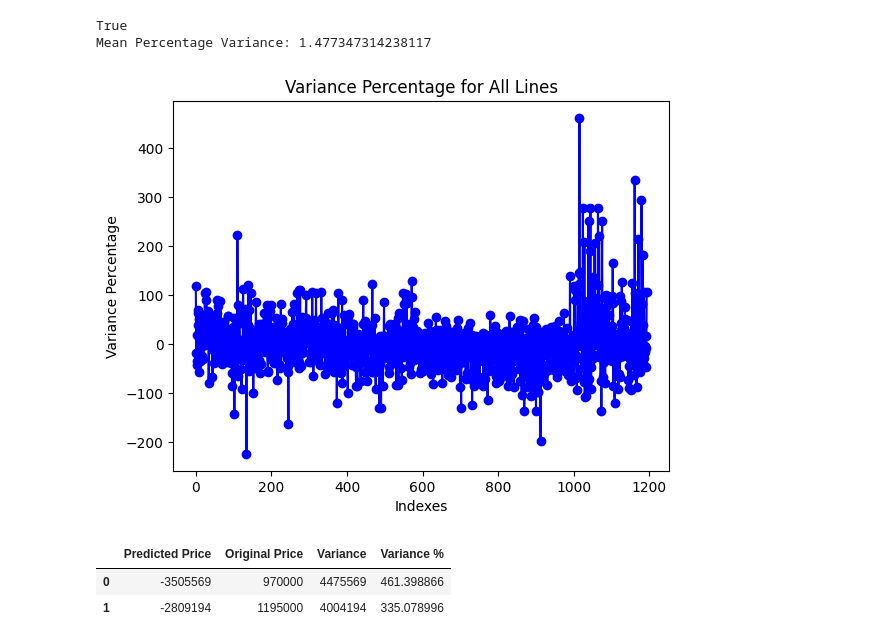
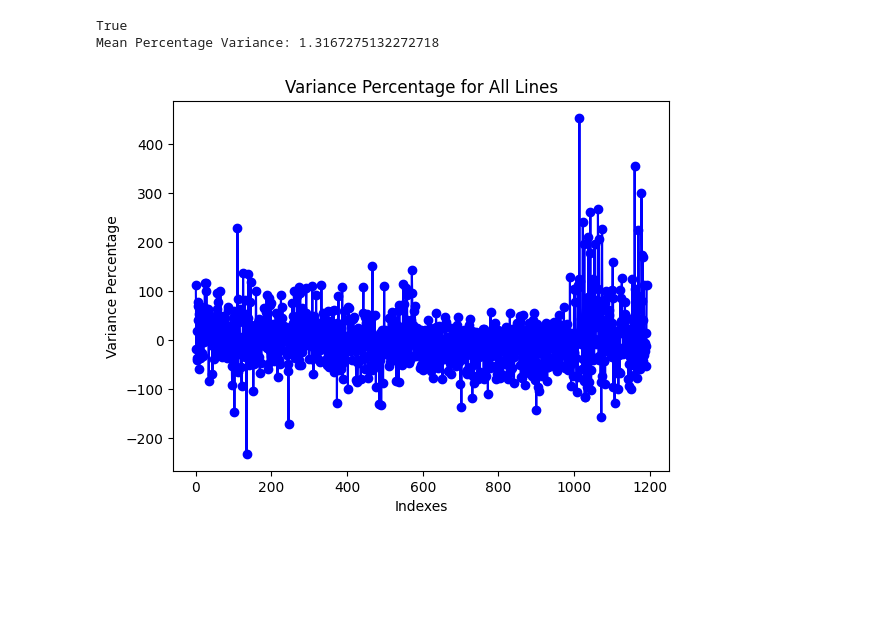
Before and after one commit to OwaisAD/PyHousr, a Jupyter notebook: linear_model_tester.ipynb, the cells around one changed output. Cells and saved outputs as stored; diff of their text form; code cells hidden in the pictures; blank space fills up the shorter version.

```diff
--- a/linear_model_tester.ipynb
+++ b/linear_model_tester.ipynb
@@ -1,9 +1,9 @@
 # %%
+import matplotlib.pyplot as plt
+from sklearn.preprocessing import StandardScaler
 import pandas as pd
-from sklearn.preprocessing import StandardScaler
 import copy
 import pickle
-import matplotlib.pyplot as plt
 
 cities = ['2800', '2820', '2830', '2840', '2850', '2900', '2920', '2930', '2942', '2950','3000','3460']
 energy_classes = ['A2020', 'A2015', 'A2010', 'B', 'C', 'D', 'E', 'F', 'G']
@@ -18,8 +18,8 @@ for city in cities:
     dataframes.append(df)
 
 combined_df = pd.concat(dataframes, ignore_index=True)
-
-
+scaler = StandardScaler()
+combined_df['Size'] = scaler.fit_transform(combined_df[['Size']])
 
 # Fjern rækker med boligtypen "Landejendom"
 combined_df = combined_df[combined_df['Type'] != 'Landejendom']
@@ -38,20 +38,14 @@ combined_df['Size'] = scaler.fit_transform(combined_df[['Size']])
 with open('linear_model.pkl', 'rb') as file:
     linear_model = pickle.load(file)
 
-# Forudsig prisen på den nye bolig
-
 predicted_prices = []
 df_results = pd.DataFrame(columns=['Predicted Price', 'Original Price', 'Variance'])
-
-print(len(combined_df)==len(original_df))
-
 
 for idx, row in combined_df.iterrows():
     linenumber = idx
 
     original_price = original_df.loc[linenumber, 'Price']
 
-    # Opret et dictionary med værdierne til de nye data
     new_data = {
         'X': combined_df.loc[linenumber, 'X'],
         'Y': combined_df.loc[linenumber, 'Y'],
@@ -84,7 +78,10 @@ for idx, row in combined_df.iterrows():
     }
 
    # Create a new DataFrame with the new data
+
     new_df = pd.DataFrame([new_data])
+    new_df['Size'] = scaler.transform(new_df[['Size']])
+
 
     # Make the prediction
     prediction = int(linear_model.predict(new_df))
@@ -104,47 +101,39 @@ for idx, row in combined_df.iterrows():
 
     predicted_prices.append(prediction)
 
-
-
 mean_variance_percent = df_results['Variance %'].mean()
 
 # Print the mean percentage variance
 print("Mean Percentage Variance:", mean_variance_percent)
 
-
 variance_percent = df_results['Variance %']
 
 # Set a threshold for the variance percentage above/below which rows will be considered as high variance
-variance_threshold = 300  # Adjust the threshold as per your requirement
+variance_threshold = 50  # Adjust the threshold as per your requirement
 
 # Create a new DataFrame to store rows with high variance
 high_variance_df = df_results[(df_results['Variance %'] >= variance_threshold) | (df_results['Variance %'] <= -variance_threshold)]
 
 # Reset the index of the new DataFrame
 high_variance_df = high_variance_df.reset_index(drop=True)
 
 # Save the high variance DataFrame
 high_variance_df
 
 # Create an array of line numbers
 line_numbers = range(len(variance_percent))
 
 # Create the line plot
 plt.plot(line_numbers, variance_percent, marker='o', linestyle='-', color='blue')
 
 # Set labels and title
 plt.xlabel('Indexes')
 plt.ylabel('Variance Percentage')
 plt.title('Variance Percentage for All Lines')
 
 # Show the plot
 plt.show()
-
-high_variance_df
 # %% [output]
 True
-Mean Percentage Variance: 1.477347314238117
+Mean Percentage Variance: 1.3167275132272718
-[figure, old version]
+[figure, new version]
-|  | Predicted Price | Original Price | Variance | Variance % |
-| 0 | -3505569 | 970000 | 4475569 | 461.398866 |
-| 1 | -2809194 | 1195000 | 4004194 | 335.078996 |
```
Also changed, not shown: parts of 1 cell of this notebook, 3 other files.
